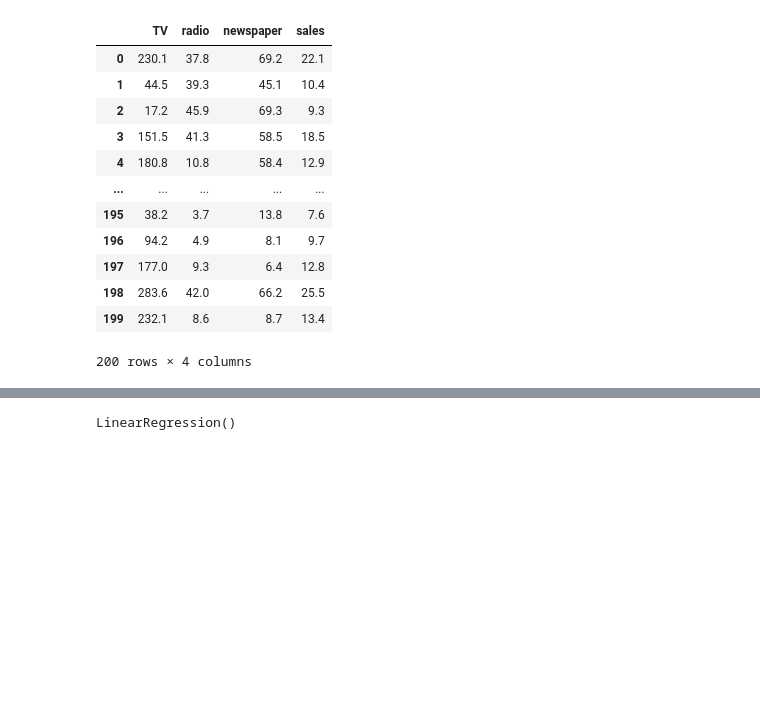
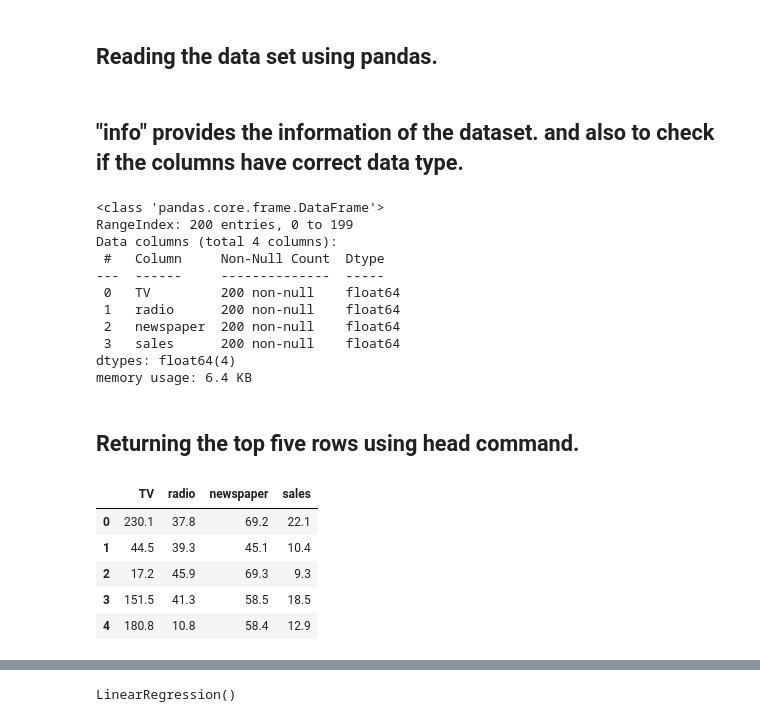
Before and after one commit to limo111/data_science, a Jupyter notebook: machine_learning/linear_regression.ipynb, the cells around one changed output, grey strips where cells are left out. Saved outputs shown, nothing was run; the diff lists cells and outputs as text; code cells hidden in the pictures; blank space fills up the shorter version.

```diff
--- a/machine_learning/linear_regression.ipynb
+++ b/machine_learning/linear_regression.ipynb
@@ -3,21 +7,34 @@ import numpy as np
 import pandas as pd
 import matplotlib.pyplot as plt
 import seaborn as sns
+# %% [markdown]
+## Reading the data set using pandas.
 # %%
 df=pd.read_csv('../data/Advertising.csv')
+# %% [markdown]
+## "info" provides the information of the dataset. and also to check if the columns have correct data type.
 # %%
-df
+df.info()
 # %% [output]
-|  | TV | radio | newspaper | sales |
-| 0 | 230.1 | 37.8 | 69.2 | 22.1 |
-| 1 | 44.5 | 39.3 | 45.1 | 10.4 |
-| 2 | 17.2 | 45.9 | 69.3 | 9.3 |
-| 3 | 151.5 | 41.3 | 58.5 | 18.5 |
-| 4 | 180.8 | 10.8 | 58.4 | 12.9 |
-| ... | ... | ... | ... | ... |
-| 195 | 38.2 | 3.7 | 13.8 | 7.6 |
-| 196 | 94.2 | 4.9 | 8.1 | 9.7 |
-| 197 | 177.0 | 9.3 | 6.4 | 12.8 |
-| 198 | 283.6 | 42.0 | 66.2 | 25.5 |
-| 199 | 232.1 | 8.6 | 8.7 | 13.4 |
-200 rows × 4 columns
+<class 'pandas.core.frame.DataFrame'>
+RangeIndex: 200 entries, 0 to 199
+Data columns (total 4 columns):
+ #   Column     Non-Null Count  Dtype
+---  ------     --------------  -----
+ 0   TV         200 non-null    float64
+ 1   radio      200 non-null    float64
+ 2   newspaper  200 non-null    float64
+ 3   sales      200 non-null    float64
+dtypes: float64(4)
+memory usage: 6.4 KB
+# %% [markdown]
+## Returning the top five rows using head command.
+# %%
+df.head()
+# %% [output]
+|  | TV | radio | newspaper | sales |
+| 0 | 230.1 | 37.8 | 69.2 | 22.1 |
+| 1 | 44.5 | 39.3 | 45.1 | 10.4 |
+| 2 | 17.2 | 45.9 | 69.3 | 9.3 |
+| 3 | 151.5 | 41.3 | 58.5 | 18.5 |
+| 4 | 180.8 | 10.8 | 58.4 | 12.9 |
```
Also changed, not shown: parts of 34 cells of this notebook.
